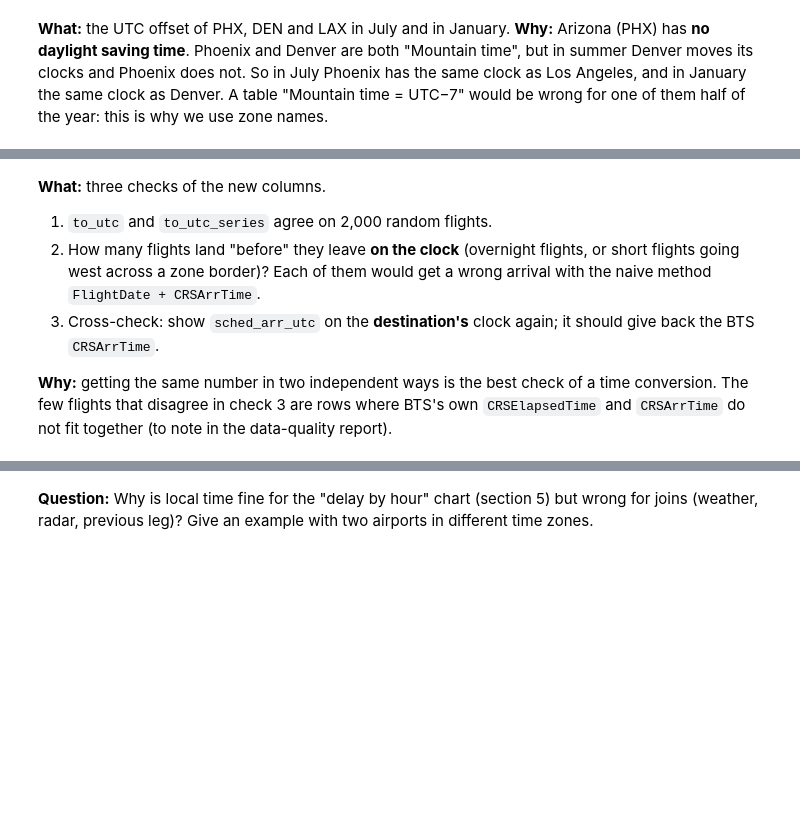
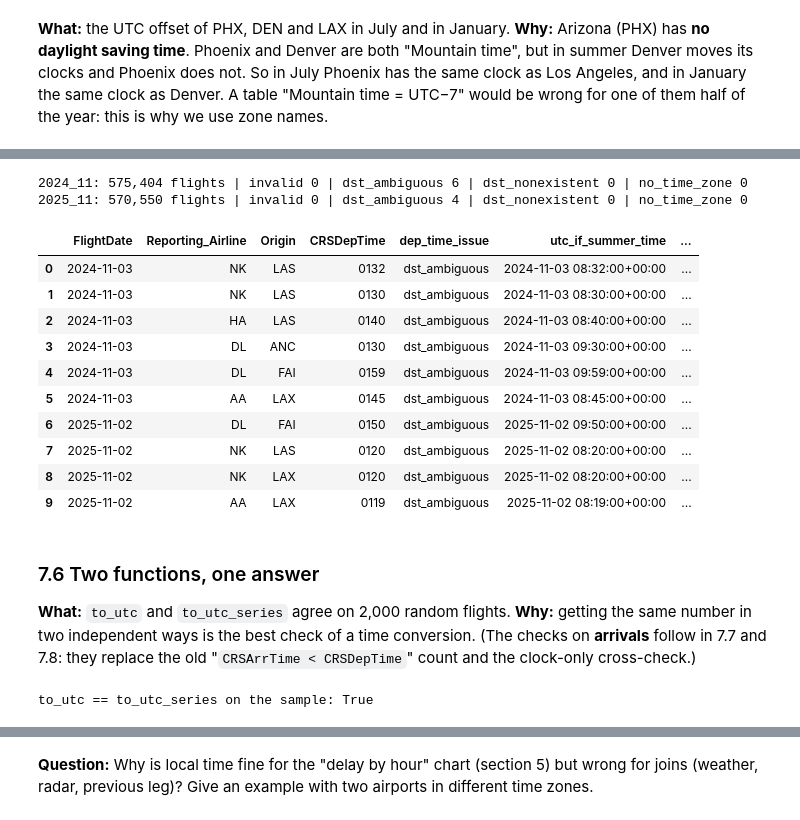
Before and after one commit to laabidi-ahmed-ai/multimodal-flight-delay-propagation, a Jupyter notebook: notebooks/01_explore_bts.ipynb, the cells around one changed output, grey strips where cells are left out. Drawn from its saved outputs; the diff is of its cells as text; code cells hidden in the pictures; blank space fills up the shorter version.

```diff
--- a/notebooks/01_explore_bts.ipynb
+++ b/notebooks/01_explore_bts.ipynb
@@ -526,29 +854,54 @@ df[["FlightDate", "Origin", "Dest", "CRSDepTime", "CRSArrTime", "CRSElapsedTime"
+# %%
+NOV_COLS = ["FlightDate", "Reporting_Airline", "Origin", "CRSDepTime"]
+found = []
+for month in ["2024_11", "2025_11"]:
+    # same folder as the July file
+    nov = read_bts_month(BTS_ZIP.parent / f"bts_{month}.zip", NOV_COLS)
+    nov["FlightDate"] = pd.to_datetime(nov["FlightDate"], format="%Y-%m-%d")
+    utc = to_utc_series(nov["FlightDate"], nov["CRSDepTime"], nov["Origin"])
+    nov["dep_time_issue"] = time_issue_series(nov["FlightDate"], nov["CRSDepTime"],
+                                              nov["Origin"], utc)
+    counts = nov["dep_time_issue"].value_counts()
+    print(f"{month}: {len(nov):,} flights | invalid {counts.get('invalid', 0)} | "
+          f"dst_ambiguous {counts.get('dst_ambiguous', 0)} | "
+          f"dst_nonexistent {counts.get('dst_nonexistent', 0)} | "
+          f"no_time_zone {counts.get('no_time_zone', 0)}")
+    found.append(nov[nov["dep_time_issue"].ne("")])
+
+flagged = pd.concat(found, ignore_index=True)
+# Both possible UTC moments of each flagged departure (summer-time reading, winter-time reading).
+options = [both_utc_times(local_clock(d, t), tz_name(a))
+           for d, t, a in zip(flagged["FlightDate"], flagged["CRSDepTime"], flagged["Origin"],
+                              strict=True)]
+flagged["utc_if_summer_time"] = [first for first, _ in options]
+flagged["utc_if_winter_time"] = [second for _, second in options]
+flagged.assign(zone=flagged["Origin"].map(tz_name))
+# %% [output]
+2024_11: 575,404 flights | invalid 0 | dst_ambiguous 6 | dst_nonexistent 0 | no_time_zone 0
+2025_11: 570,550 flights | invalid 0 | dst_ambiguous 4 | dst_nonexistent 0 | no_time_zone 0
+|  | FlightDate | Reporting_Airline | Origin | CRSDepTime | dep_time_issue | utc_if_summer_time | ... |
+| 0 | 2024-11-03 | NK | LAS | 0132 | dst_ambiguous | 2024-11-03 08:32:00+00:00 | ... |
+| 1 | 2024-11-03 | NK | LAS | 0130 | dst_ambiguous | 2024-11-03 08:30:00+00:00 | ... |
+| 2 | 2024-11-03 | HA | LAS | 0140 | dst_ambiguous | 2024-11-03 08:40:00+00:00 | ... |
+| 3 | 2024-11-03 | DL | ANC | 0130 | dst_ambiguous | 2024-11-03 09:30:00+00:00 | ... |
+| 4 | 2024-11-03 | DL | FAI | 0159 | dst_ambiguous | 2024-11-03 09:59:00+00:00 | ... |
+| 5 | 2024-11-03 | AA | LAX | 0145 | dst_ambiguous | 2024-11-03 08:45:00+00:00 | ... |
+| 6 | 2025-11-02 | DL | FAI | 0150 | dst_ambiguous | 2025-11-02 09:50:00+00:00 | ... |
+| 7 | 2025-11-02 | NK | LAS | 0120 | dst_ambiguous | 2025-11-02 08:20:00+00:00 | ... |
+| 8 | 2025-11-02 | NK | LAX | 0120 | dst_ambiguous | 2025-11-02 08:20:00+00:00 | ... |
+| 9 | 2025-11-02 | AA | LAX | 0119 | dst_ambiguous | 2025-11-02 08:19:00+00:00 | ... |
 # %% [markdown]
-**What:** three checks of the new columns.
-1. `to_utc` and `to_utc_series` agree on 2,000 random flights.
-2. How many flights land "before" they leave **on the clock** (overnight flights, or short flights going west across a zone border)?
-   Each of them would get a wrong arrival with the naive method `FlightDate + CRSArrTime`.
-3. Cross-check: show `sched_arr_utc` on the **destination's** clock again; it should give back the BTS `CRSArrTime`.
+### 7.6 Two functions, one answer
 
+**What:** `to_utc` and `to_utc_series` agree on 2,000 random flights.
 **Why:** getting the same number in two independent ways is the best check of a time conversion.
-The few flights that disagree in check 3 are rows where BTS's own `CRSElapsedTime` and `CRSArrTime` do not fit together (to note in the data-quality report).
+(The checks on **arrivals** follow in 7.7 and 7.8: they replace the old "`CRSArrTime < CRSDepTime`" count and the clock-only cross-check.)
 # %%
-# 1. one-by-one function vs. column function (random_state=0 -> the same sample at every run)
+# one-by-one function vs. column function (random_state=0 -> the same sample at every run)
 sample = df.sample(2000, random_state=0)
 # zip walks through the 3 columns together; strict=True = error if their lengths differ
 rows = zip(sample["FlightDate"], sample["CRSDepTime"], sample["Origin"], strict=True)
 one_by_one = pd.Series([to_utc(d, t, a) for d, t, a in rows], index=sample.index)
-print("1. to_utc == to_utc_series on the sample:", (one_by_one == sample["sched_dep_utc"]).all())
-
-# 2. arrival clock "before" departure clock (comparing text works: both are 4-digit 'HHMM')
-arrives_before = df["CRSArrTime"] < df["CRSDepTime"]
-print(f"2. flights with CRSArrTime < CRSDepTime on the clock: {arrives_before.sum():,}")
-
-# 3. sched_arr_utc shown on the DESTINATION's clock should be CRSArrTime again
-dest_zone = df["Dest"].map(tz_name)
-back = pd.concat([part.dt.tz_convert(ZoneInfo(name)).dt.strftime("%H%M")
-                  for name, part in df["sched_arr_utc"].groupby(dest_zone)]).reindex(df.index)
-agree = back == df["CRSArrTime"]
-print(f"3. arrival cross-check: {100 * agree.mean():.3f} % agree | {(~agree).sum()} disagree")
-df.loc[~agree, ["FlightDate", "Reporting_Airline", "Origin", "Dest", "CRSDepTime", "CRSArrTime",
-                "CRSElapsedTime"]].assign(arrival_from_elapsed=back[~agree]).head()
+print("to_utc == to_utc_series on the sample:", (one_by_one == sample["sched_dep_utc"]).all())
+# %% [output]
+to_utc == to_utc_series on the sample: True
```
Also changed, not shown: parts of 42 cells of this notebook, 2 other files.
